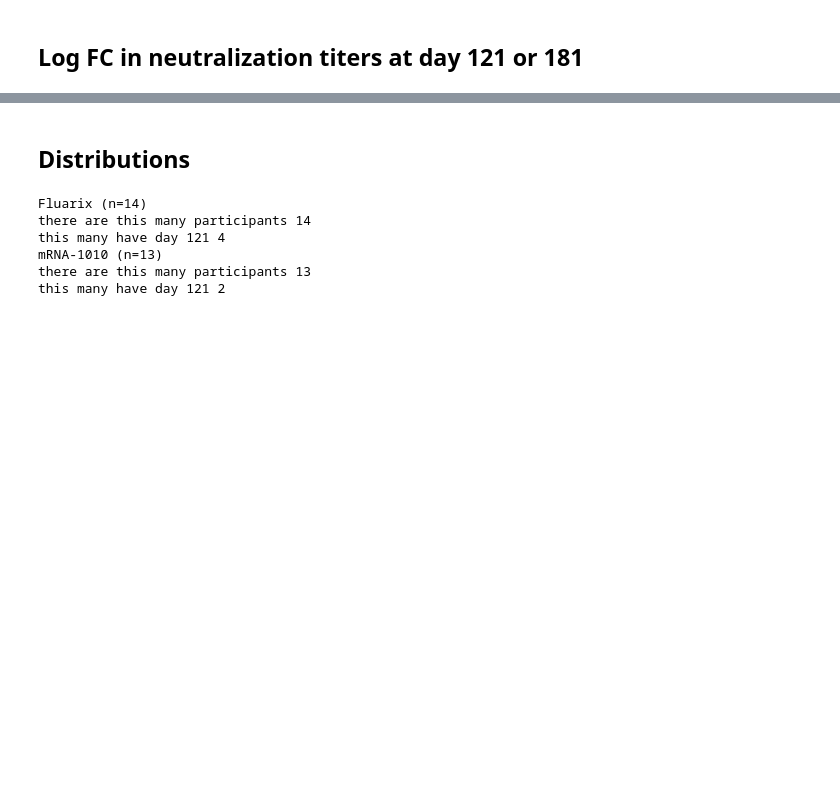
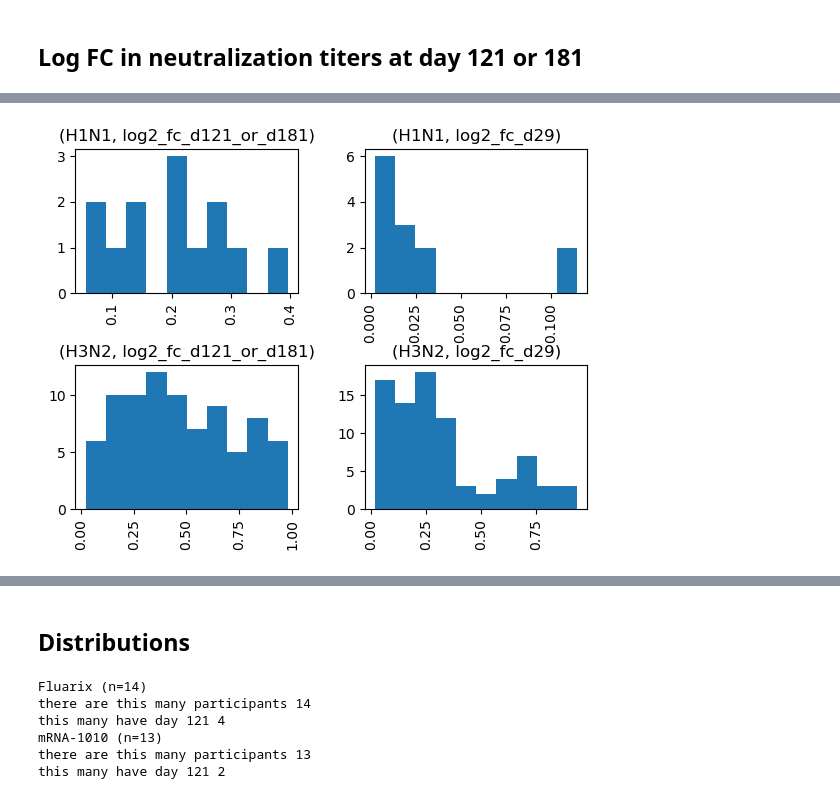
Before and after one commit to jbloomlab/flu_seqneut_with_Ellebedy_lab, a Jupyter notebook: non-pipeline_analyses/custom_titer_plots/notebooks/plot_post_vaccination.ipynb, the cells around one changed output, grey strips where cells are left out. Cells and saved outputs as stored; diff of their text form; code cells hidden in the pictures; blank space fills up the shorter version.

```diff
--- a/non-pipeline_analyses/custom_titer_plots/notebooks/plot_post_vaccination.ipynb
+++ b/non-pipeline_analyses/custom_titer_plots/notebooks/plot_post_vaccination.ipynb
@@ -320,57 +306,71 @@ pivot_titers
 # %%
 # Mann Whitney U two-sided test
-p_values = []
-median_diff = []
-virus_with_stats = []
+records = []
 
-for titer, titer_df in pivot_titers.groupby('virus'):
-    groupA = titer_df[titer_df['vaccine'] == 'Fluarix (n=14)']['log2_fc_d29'].dropna()
-    groupB = titer_df[titer_df['vaccine'] == 'mRNA-1010 (n=13)']['log2_fc_d29'].dropna()
+sig_threshold = 0.05  # threshold for significance
+
+for (titer, titer_df), metric in itertools.product(
+    pivot_titers.groupby('virus'), ("log2_fc_d29", "log2_fc_d121_or_d181")
+):
+    groupA = titer_df[titer_df['vaccine'] == 'Fluarix (n=14)'][metric].dropna()
+    groupB = titer_df[titer_df['vaccine'] == 'mRNA-1010 (n=13)'][metric].dropna()
 
     if len(groupA) > 0 and len(groupB) > 0:
         # Mann-Whitney U Test (two-sided)
         stat, p = mannwhitneyu(groupA, groupB, alternative='two-sided')
-        p_values.append(p)
-        median_diff.append(groupA.median() - groupB.median())
-        virus_with_stats.append(titer)
+        records.append((titer, titer.split("_")[-1], metric, p, groupA.median() - groupB.median()))
     else:
         # Not enough data — skip
-        continue
+        raise ValueError(f"No data for {titer=}")
 
-# # FDR correction
-# reject, pvals_corrected, _, _ = multipletests(p_values, alpha=0.05, method='fdr_bh')
+pval_df = pd.DataFrame(records, columns=["virus", "subtype", "metric", "p", "median_diff"])
 
+print("Plots of distributions of P-values:")
+pval_df.hist("p", by=["subtype", "metric"])
+plt.show()
+plt.close()
 
-# Convert to array for further processing
-pvals = np.array(p_values)
-m = len(pvals)
-alpha = 0.05
+# get FDR significant at threshold
+pval_df["fdr_significant"] = pval_df.groupby(["metric", "subtype"])["p"].transform(
+    lambda p: statsmodels.stats.multitest.multipletests(p, alpha=sig_threshold, method="fdr_bh")[0]
+)
+pval_df["fdr_q"] = pval_df.groupby(["metric", "subtype"])["p"].transform(
+    lambda p: statsmodels.stats.multitest.multipletests(p, alpha=sig_threshold, method="fdr_bh")[1]
+)
 
-# Benjamini-Hochberg FDR thresholding
-sorted_indices = np.argsort(pvals)
-sorted_pvals = pvals[sorted_indices]
-bh_thresholds = (np.arange(1, m + 1) / m) * alpha
+print("\nPlots of distributions of Q-values:")
+pval_df.hist("fdr_q", by=["subtype", "metric"])
+plt.show()
+plt.close()
 
-# Find largest p ≤ threshold
-significant = sorted_pvals <= bh_thresholds
-if np.any(significant):
-    max_idx = np.where(significant)[0].max()
-    cutoff_pval = sorted_pvals[max_idx]
-    fdr_significant_mask = pvals <= cutoff_pval
-else:
-    fdr_significant_mask = np.full_like(pvals, False, dtype=bool)
+print("\nNumber of differences that are significant:")
+display(
+    pval_df
+    .groupby(["subtype", "metric"])
+    .aggregate(
+        n_viruses=pd.NamedAgg("virus", "count"),
+        n_fdr_significant=pd.NamedAgg("fdr_significant", "sum"),
+        uncorrected_pval_significant=pd.NamedAgg("p", lambda p: (p < sig_threshold).sum()),
+    )
+)
 
+print("\nViruses with FDR significant differences:")
+display(
+    pval_df
+    .query("fdr_significant")
+    .sort_values(["subtype", "metric", "p"])
+    .set_index(["subtype", "metric", "virus"])
+)
 
+print("\nViruses with uncorrected P-value significant differences:")
+display(
+    pval_df
+    .query("p < @sig_threshold")
+    .sort_values(["subtype", "metric", "p"])
+    .set_index(["subtype", "metric", "virus"])
+)
 
-# Summary results
-results_df = pd.DataFrame({
-    'virus': virus_with_stats,
-    'median(Fluarix)-median(mRNA)': median_diff,
-    'p_value': p_values,
-    'FDR_significant': fdr_significant_mask
-    # 'p_value_FDR': pvals_corrected,
-    # 'significant_FDR': reject
-}).sort_values('p_value')
-
-results_df.reset_index(drop=True)
+statsfile = os.path.join(resultsdir, "stats_on_significance.csv")
+print(f"Saving to {statsfile=}")
+pval_df.to_csv(statsfile, index=False)
 # %% [output]
@@ -376,0 +378 @@ results_df.reset_index(drop=True)
+[figure, added]
```
Also changed, not shown: parts of 5 cells of this notebook, 2 other files.
